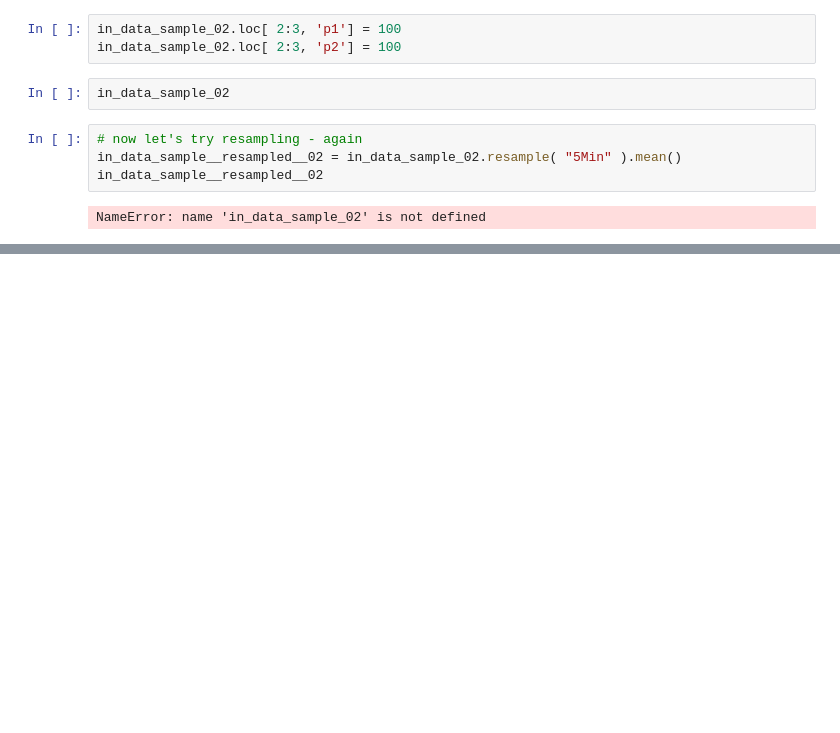
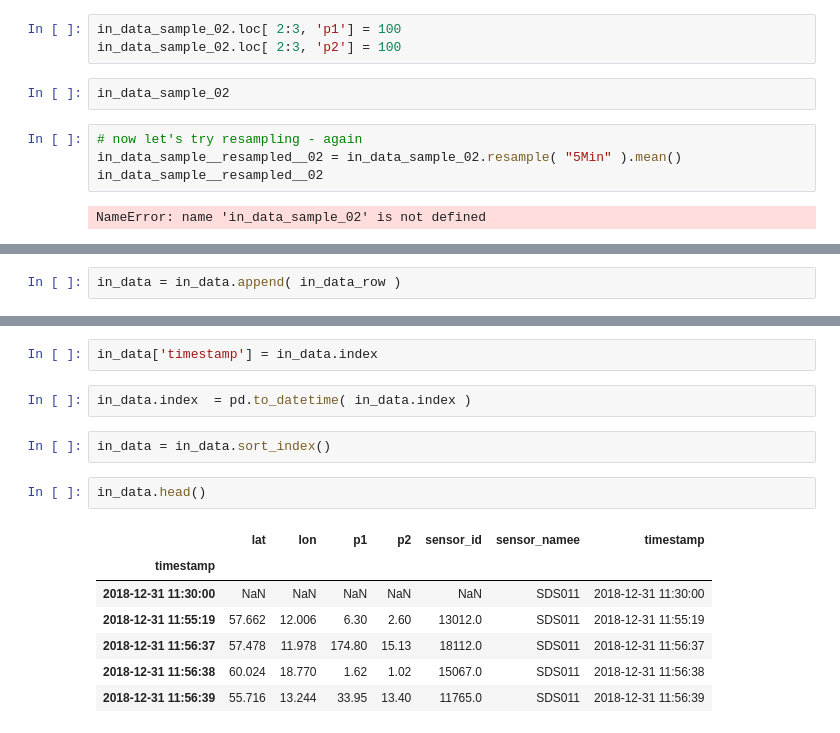
Before and after one commit to miskaknapek/dustmin_to_csv__various_code, a Jupyter notebook: luftdaten_dust_min_to_tabular_data__SCRATCHPAD_02-Copy1.ipynb, the cells around one changed output, grey strips where cells are left out. Drawn from its saved outputs; the diff is of its cells as text; blank space fills up the shorter version.

```diff
--- a/luftdaten_dust_min_to_tabular_data__SCRATCHPAD_02-Copy1.ipynb
+++ b/luftdaten_dust_min_to_tabular_data__SCRATCHPAD_02-Copy1.ipynb
@@ -461,0 +512,2 @@ NameError: name 'in_data_sample_02' is not defined
+# %%
+in_data = in_data.append( in_data_row )
@@ -461,0 +534,16 @@ NameError: name 'in_data_sample_02' is not defined
+# %%
+in_data['timestamp'] = in_data.index
+# %%
+in_data.index  = pd.to_datetime( in_data.index )
+# %%
+in_data = in_data.sort_index()
+# %%
+in_data.head()
+# %% [output]
+|  | lat | lon | p1 | p2 | sensor_id | sensor_namee | timestamp |
+| timestamp |  |  |  |  |  |  |  |
+| 2018-12-31 11:30:00 | NaN | NaN | NaN | NaN | NaN | SDS011 | 2018-12-31 11:30:00 |
+| 2018-12-31 11:55:19 | 57.662 | 12.006 | 6.30 | 2.60 | 13012.0 | SDS011 | 2018-12-31 11:55:19 |
+| 2018-12-31 11:56:37 | 57.478 | 11.978 | 174.80 | 15.13 | 18112.0 | SDS011 | 2018-12-31 11:56:37 |
+| 2018-12-31 11:56:38 | 60.024 | 18.770 | 1.62 | 1.02 | 15067.0 | SDS011 | 2018-12-31 11:56:38 |
+| 2018-12-31 11:56:39 | 55.716 | 13.244 | 33.95 | 13.40 | 11765.0 | SDS011 | 2018-12-31 11:56:39 |
```
Also changed, not shown: parts of 19 cells of this notebook, 2 other files.
